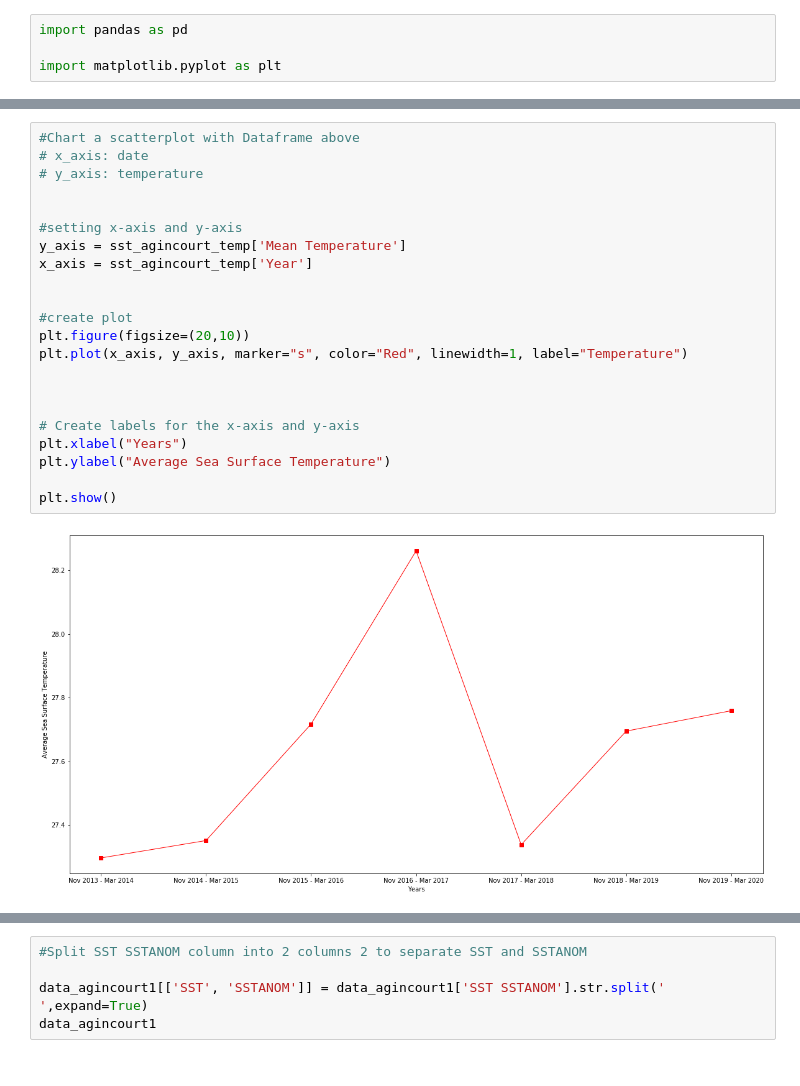
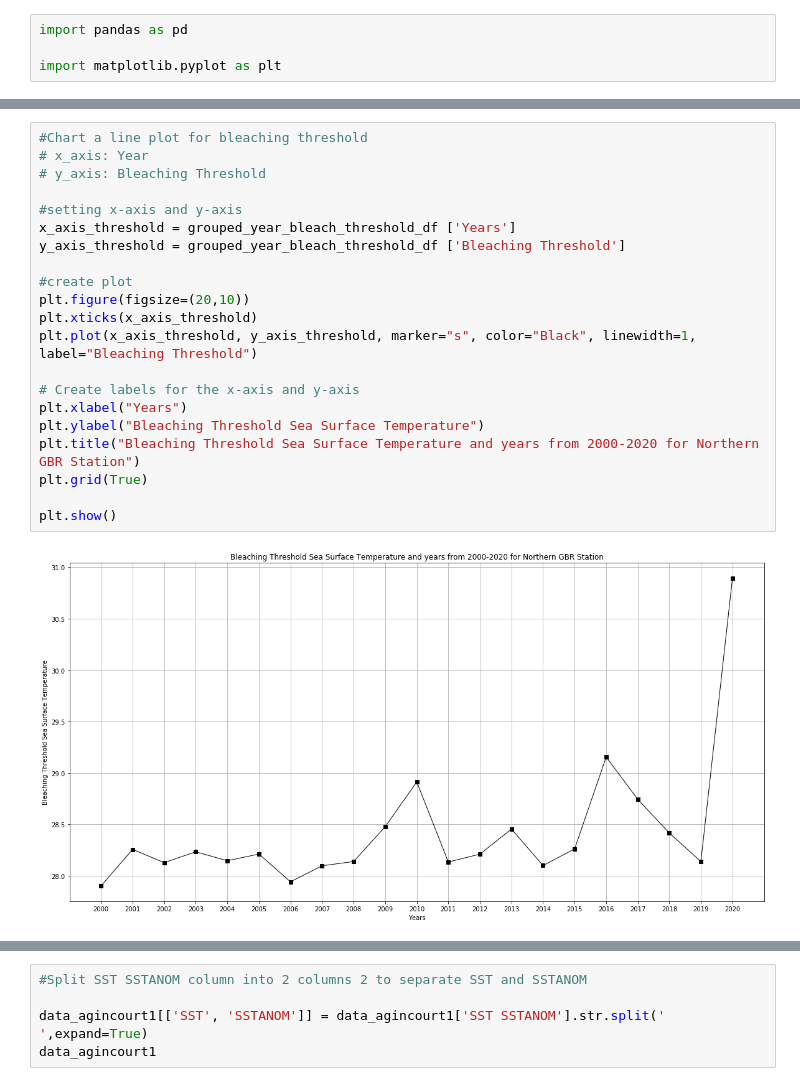
Before and after one commit to Aastha-Arora/Great-Barrier-Reef, a Jupyter notebook: Data Exploration/Agincourt_Northern.ipynb, the cells around one changed output, grey strips where cells are left out. Saved outputs shown, nothing was run; the diff lists cells and outputs as text.

Commit message:
made updates to Agincourt_Northern

```diff
--- a/Data Exploration/Agincourt_Northern.ipynb
+++ b/Data Exploration/Agincourt_Northern.ipynb
@@ -190,24 +295,23 @@ sst_agincourt_temp
 # %%
-#Chart a scatterplot with Dataframe above
-# x_axis: date
-# y_axis: temperature
-
+#Chart a line plot for bleaching threshold
+# x_axis: Year
+# y_axis: Bleaching Threshold
 
 #setting x-axis and y-axis
-y_axis = sst_agincourt_temp['Mean Temperature']
-x_axis = sst_agincourt_temp['Year']
-
+x_axis_threshold = grouped_year_bleach_threshold_df ['Years']
+y_axis_threshold = grouped_year_bleach_threshold_df ['Bleaching Threshold']
 
 #create plot
 plt.figure(figsize=(20,10))
-plt.plot(x_axis, y_axis, marker="s", color="Red", linewidth=1, label="Temperature")
-
-
+plt.xticks(x_axis_threshold)
+plt.plot(x_axis_threshold, y_axis_threshold, marker="s", color="Black", linewidth=1, label="Bleaching Threshold")
 
 # Create labels for the x-axis and y-axis
 plt.xlabel("Years")
-plt.ylabel("Average Sea Surface Temperature")
+plt.ylabel("Bleaching Threshold Sea Surface Temperature")
+plt.title("Bleaching Threshold Sea Surface Temperature and years from 2000-2020 for Northern GBR Station")
+plt.grid(True)
 
 plt.show()
 # %% [output]
-[figure, old version]
+[figure, new version]
```
Also changed, not shown: parts of 34 cells of this notebook, 1 other file.
